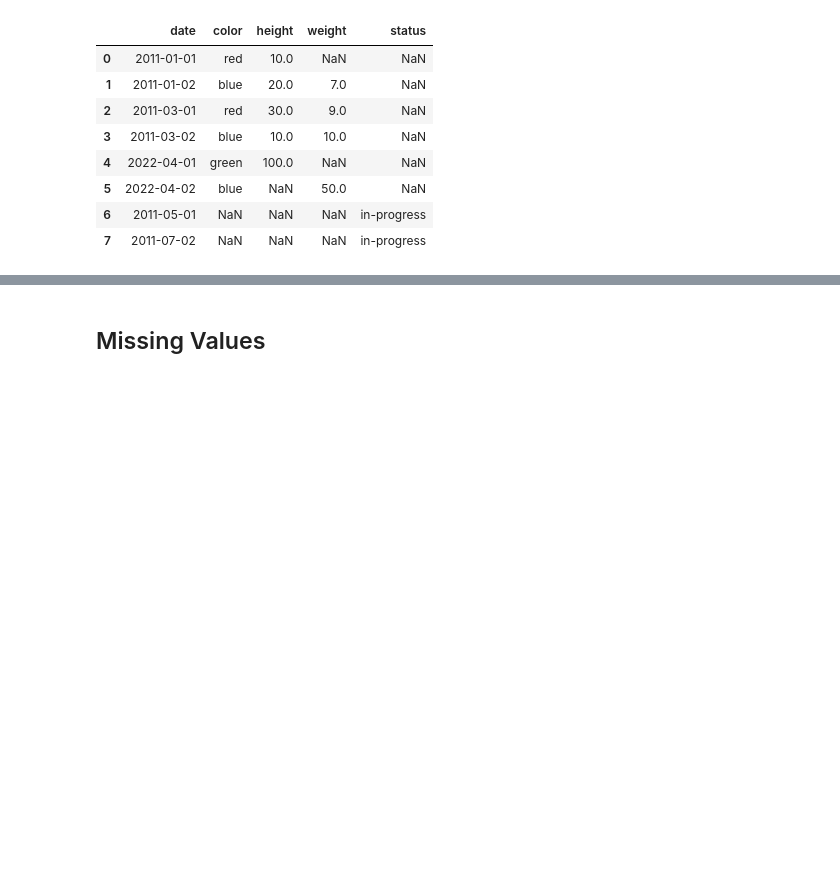
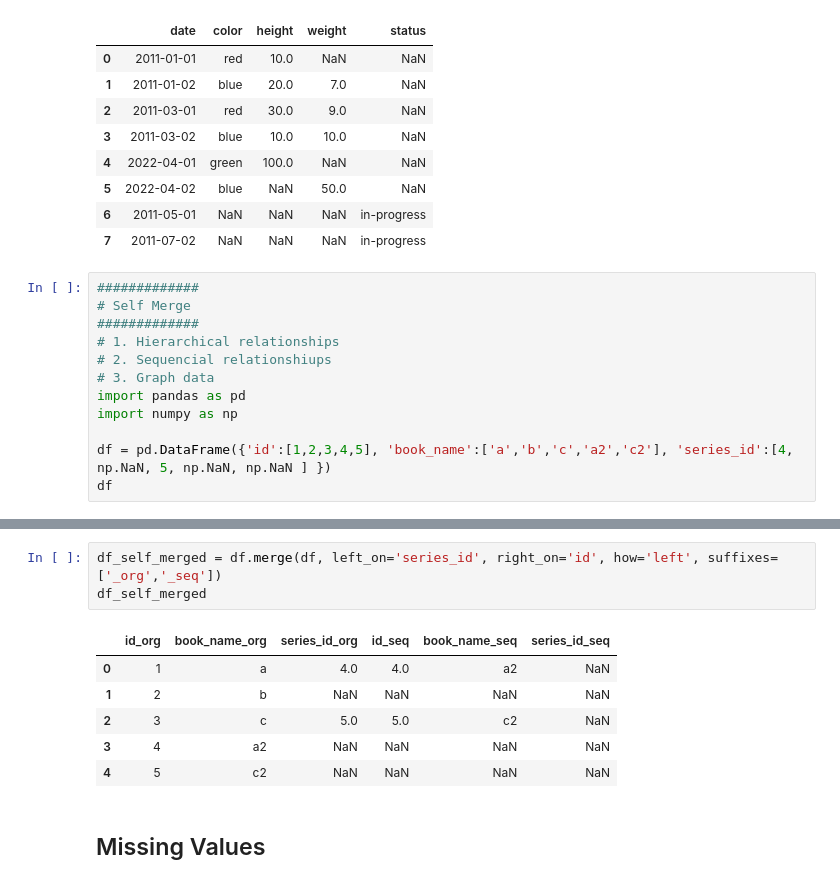
Before and after one commit to gabrielwithappy/python_study, a Jupyter notebook: Python_Basic.ipynb, the cells around one changed output, grey strips where cells are left out. Cells and saved outputs as stored; diff of their text form; blank space fills up the shorter version.

Commit message:
self merge

```diff
--- a/Python_Basic.ipynb
+++ b/Python_Basic.ipynb
@@ -109,3 +109,15 @@ df_merge_outer
 | 5 | 2022-04-02 | blue | NaN | 50.0 | NaN |
 | 6 | 2011-05-01 | NaN | NaN | NaN | in-progress |
 | 7 | 2011-07-02 | NaN | NaN | NaN | in-progress |
+# %%
+#############
+# Self Merge
+#############
+# 1. Hierarchical relationships
+# 2. Sequencial relationshiups
+# 3. Graph data
+import pandas as pd
+import numpy as np
+
+df = pd.DataFrame({'id':[1,2,3,4,5], 'book_name':['a','b','c','a2','c2'], 'series_id':[4, np.NaN, 5, np.NaN, np.NaN ] })
+df
@@ -112,3 +138,13 @@ df_merge_outer
+# %%
+df_self_merged = df.merge(df, left_on='series_id', right_on='id', how='left', suffixes=['_org','_seq'])
+df_self_merged
+# %% [output]
+|  | id_org | book_name_org | series_id_org | id_seq | book_name_seq | series_id_seq |
+| 0 | 1 | a | 4.0 | 4.0 | a2 | NaN |
+| 1 | 2 | b | NaN | NaN | NaN | NaN |
+| 2 | 3 | c | 5.0 | 5.0 | c2 | NaN |
+| 3 | 4 | a2 | NaN | NaN | NaN | NaN |
+| 4 | 5 | c2 | NaN | NaN | NaN | NaN |
 # %% [markdown]
 ## Missing Values
 # %%
```
Also changed, not shown: parts of 2 cells of this notebook.
